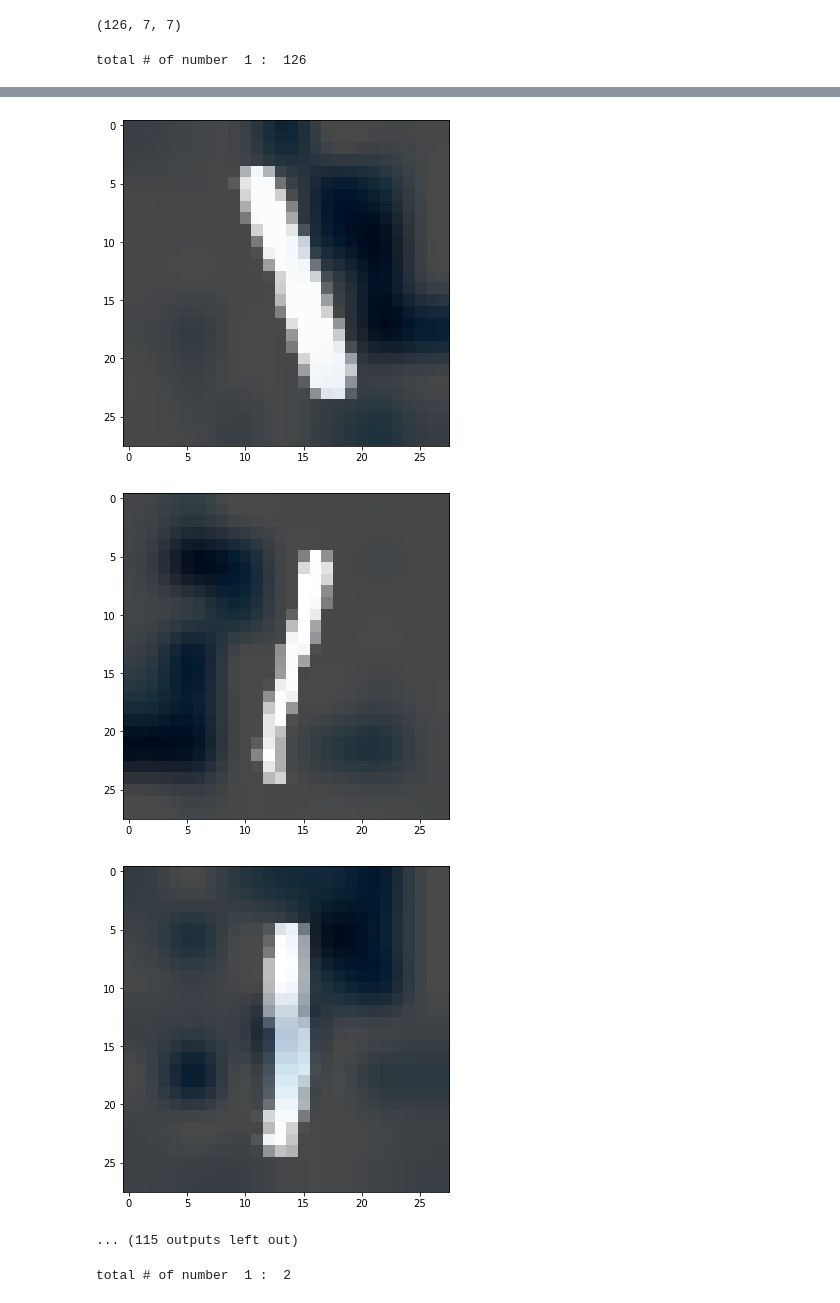
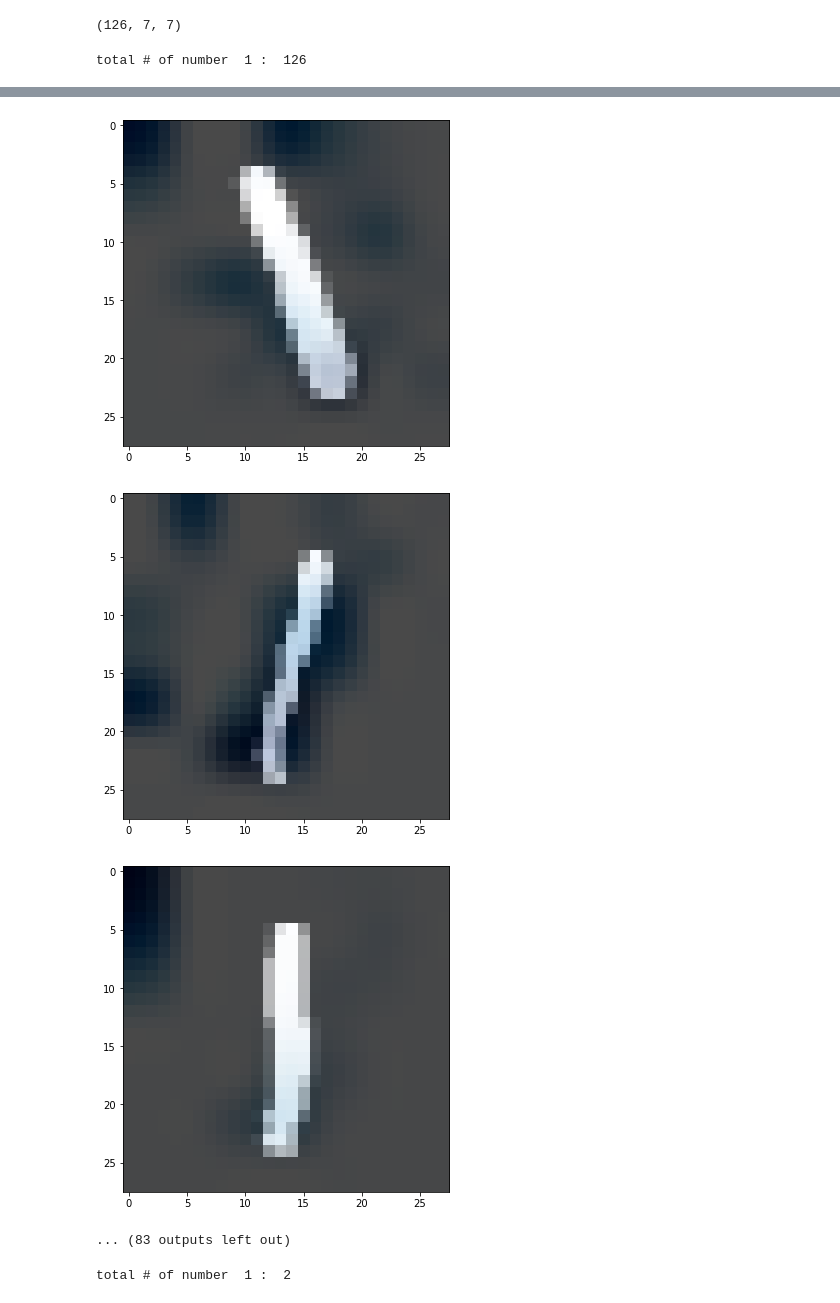
Before and after one commit to KangBK97/mnist_cnn_practice, a Jupyter notebook: [STEP 3] Grad CAM Mnist_CNN.ipynb, the cells around one changed output, grey strips where cells are left out. Cells and saved outputs as stored; diff of their text form; code cells hidden in the pictures.

```diff
--- a/[STEP 3] Grad CAM Mnist_CNN.ipynb
+++ b/[STEP 3] Grad CAM Mnist_CNN.ipynb
@@ -310,7 +309,7 @@ heatmap_.shape
 (126, 7, 7)
 # %%
 number = 1 # 0~9 사이 확인하고 싶은 숫자
-rank = 2 # 1~12 사이 확인하고 싶은 순위
+rank = 3 # 1~12 사이 확인하고 싶은 순위
 
 case = int(training_result.iloc[rank-1,0])
 
@@ -336,7 +335,7 @@ total # of number  1 :  126
-[figure, old version]
+[figure, new version]
-[figure, old version]
+[figure, new version]
-[figure, old version]
+[figure, new version]
-... (115 outputs left out)
+... (83 outputs left out)
 # %%
 number = 1 # 0~9 사이 확인하고 싶은 숫자
 case = 1 # 1~12 사이 확인하고 싶은 모델
```
Also changed, not shown: parts of 3 cells of this notebook.
